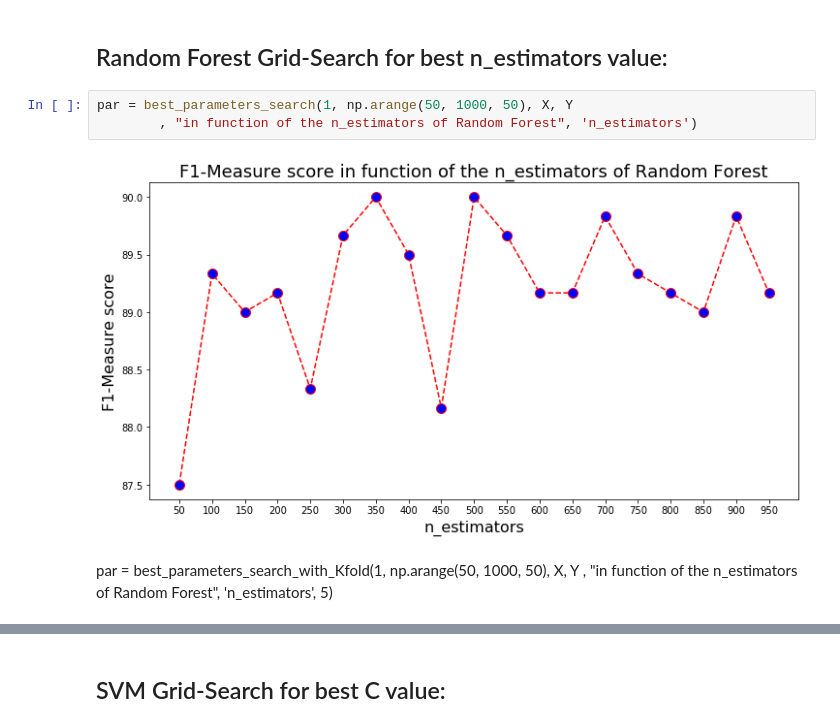
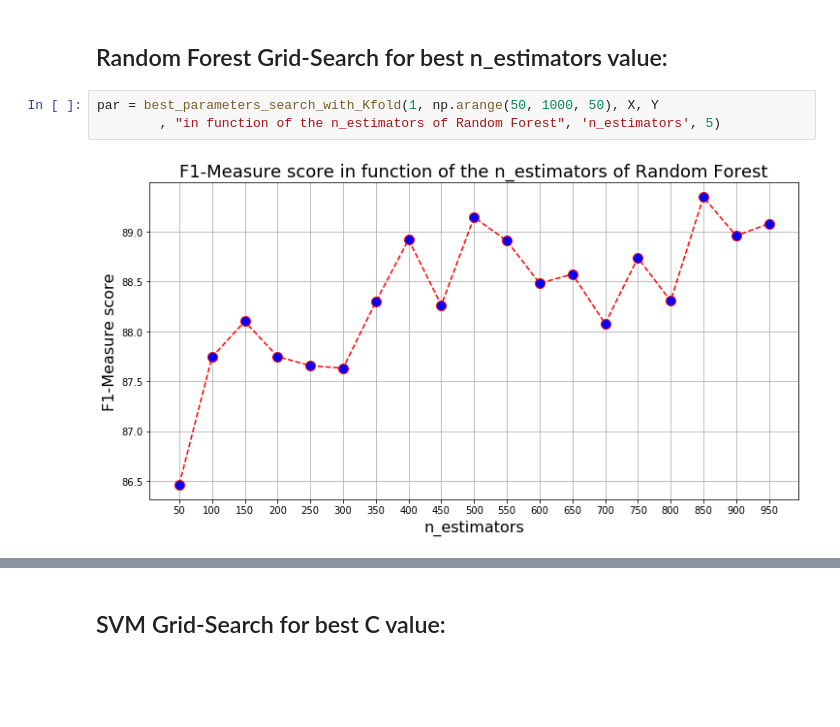
Before and after one commit to eugenioemmolo/Data_Spaces, a Jupyter notebook: Data Spaces Project.ipynb, the cells around one changed output, grey strips where cells are left out. Drawn from its saved outputs; the diff is of its cells as text; blank space fills up the shorter version.

```diff
--- a/Data Spaces Project.ipynb
+++ b/Data Spaces Project.ipynb
@@ -1207,11 +1299,8 @@ On the other hand, thanks to its structure the Random Forest algorithm produces
 # %% [markdown]
 ## Random Forest Grid-Search for best n_estimators value:
 # %%
-par = best_parameters_search(1, np.arange(50, 1000, 50), X, Y
-        , "in function of the n_estimators of Random Forest", 'n_estimators')
+par = best_parameters_search_with_Kfold(1, np.arange(50, 1000, 50), X, Y
+        , "in function of the n_estimators of Random Forest", 'n_estimators', 5)
 # %% [output]
-[figure, old version]
+[figure, new version]
-# %% [markdown]
-par = best_parameters_search_with_Kfold(1, np.arange(50, 1000, 50), X, Y
-        , "in function of the n_estimators of Random Forest", 'n_estimators', 5)
 # %%
```
Also changed, not shown: parts of 62 cells of this notebook.
